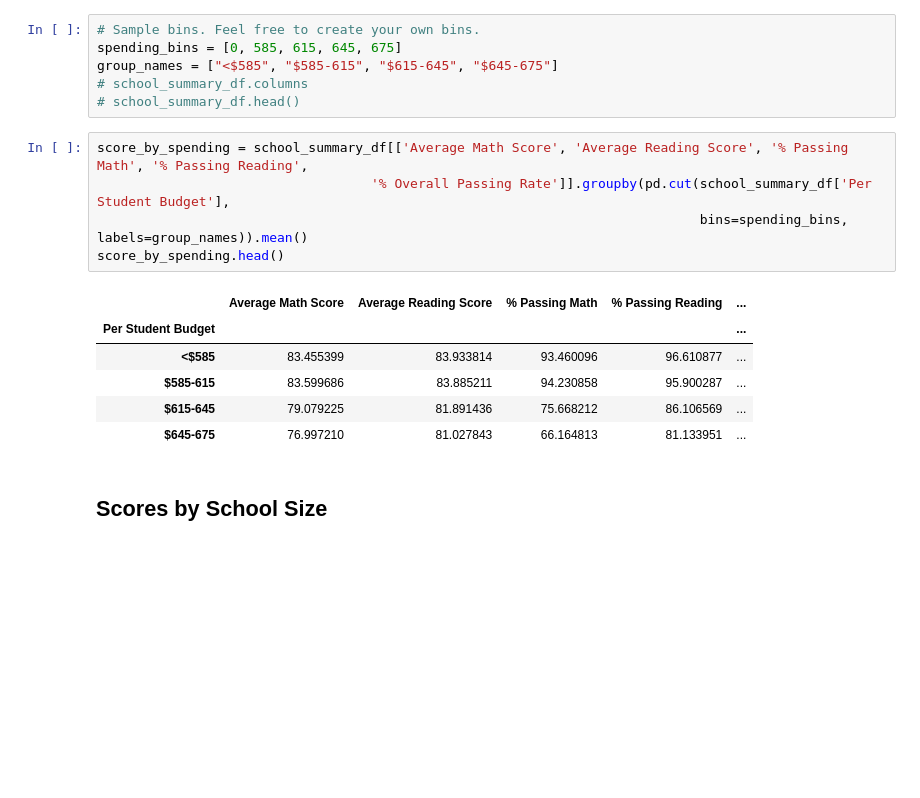
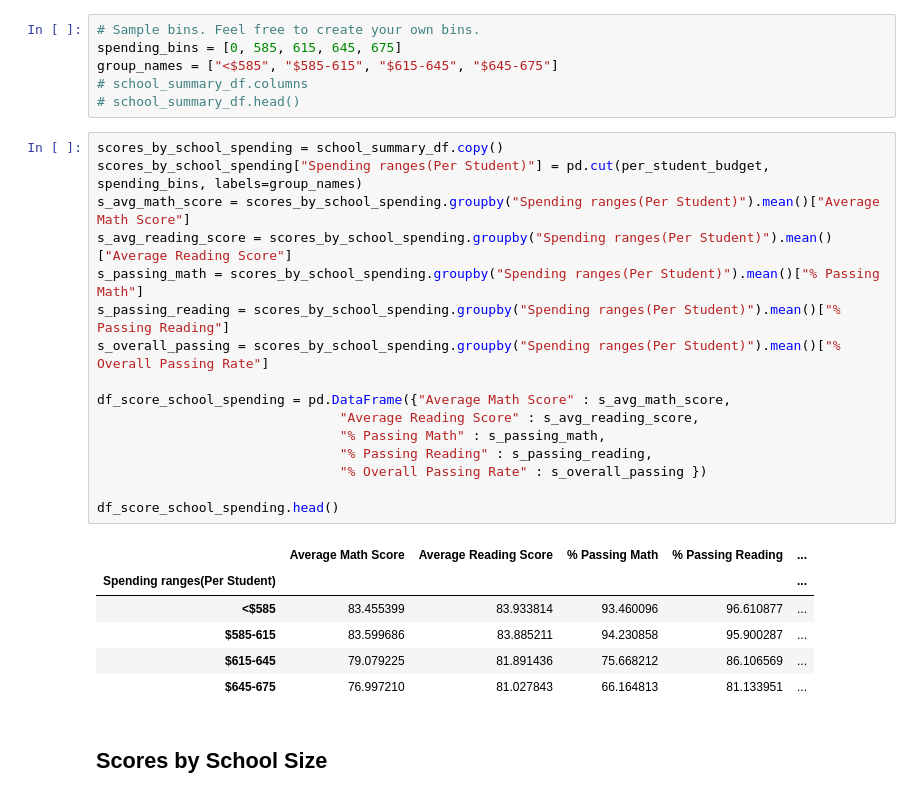
Before and after one commit to SarahPhilip/pandas_challenge, a Jupyter notebook: PyCitySchools_starter.ipynb, the cells around one changed output. Cells and saved outputs as stored; diff of their text form; blank space fills up the shorter version.

```diff
--- a/PyCitySchools_starter.ipynb
+++ b/PyCitySchools_starter.ipynb
@@ -286,18 +286,29 @@ spending_bins = [0, 585, 615, 645, 675]
 group_names = ["<$585", "$585-615", "$615-645", "$645-675"]
 # school_summary_df.columns
 # school_summary_df.head()
-# %%
-score_by_spending = school_summary_df[['Average Math Score', 'Average Reading Score', '% Passing Math', '% Passing Reading',
-                                   '% Overall Passing Rate']].groupby(pd.cut(school_summary_df['Per Student Budget'],
-                                                                             bins=spending_bins, labels=group_names)).mean()
-score_by_spending.head()
-# %% [output]
-|  | Average Math Score | Average Reading Score | % Passing Math | % Passing Reading | ... |
-| Per Student Budget |  |  |  |  | ... |
-| <$585 | 83.455399 | 83.933814 | 93.460096 | 96.610877 | ... |
-| $585-615 | 83.599686 | 83.885211 | 94.230858 | 95.900287 | ... |
-| $615-645 | 79.079225 | 81.891436 | 75.668212 | 86.106569 | ... |
-| $645-675 | 76.997210 | 81.027843 | 66.164813 | 81.133951 | ... |
+# %%
+scores_by_school_spending = school_summary_df.copy()
+scores_by_school_spending["Spending ranges(Per Student)"] = pd.cut(per_student_budget, spending_bins, labels=group_names)
+s_avg_math_score = scores_by_school_spending.groupby("Spending ranges(Per Student)").mean()["Average Math Score"]
+s_avg_reading_score = scores_by_school_spending.groupby("Spending ranges(Per Student)").mean()["Average Reading Score"]
+s_passing_math = scores_by_school_spending.groupby("Spending ranges(Per Student)").mean()["% Passing Math"]
+s_passing_reading = scores_by_school_spending.groupby("Spending ranges(Per Student)").mean()["% Passing Reading"]
+s_overall_passing = scores_by_school_spending.groupby("Spending ranges(Per Student)").mean()["% Overall Passing Rate"]
+
+df_score_school_spending = pd.DataFrame({"Average Math Score" : s_avg_math_score,
+                               "Average Reading Score" : s_avg_reading_score,
+                               "% Passing Math" : s_passing_math,
+                               "% Passing Reading" : s_passing_reading,
+                               "% Overall Passing Rate" : s_overall_passing })
+
+df_score_school_spending.head()
+# %% [output]
+|  | Average Math Score | Average Reading Score | % Passing Math | % Passing Reading | ... |
+| Spending ranges(Per Student) |  |  |  |  | ... |
+| <$585 | 83.455399 | 83.933814 | 93.460096 | 96.610877 | ... |
+| $585-615 | 83.599686 | 83.885211 | 94.230858 | 95.900287 | ... |
+| $615-645 | 79.079225 | 81.891436 | 75.668212 | 86.106569 | ... |
+| $645-675 | 76.997210 | 81.027843 | 66.164813 | 81.133951 | ... |
 # %% [markdown]
 ## Scores by School Size
 # %% [markdown]
```
Also changed, not shown: parts of 2 cells of this notebook, 1 other file.
